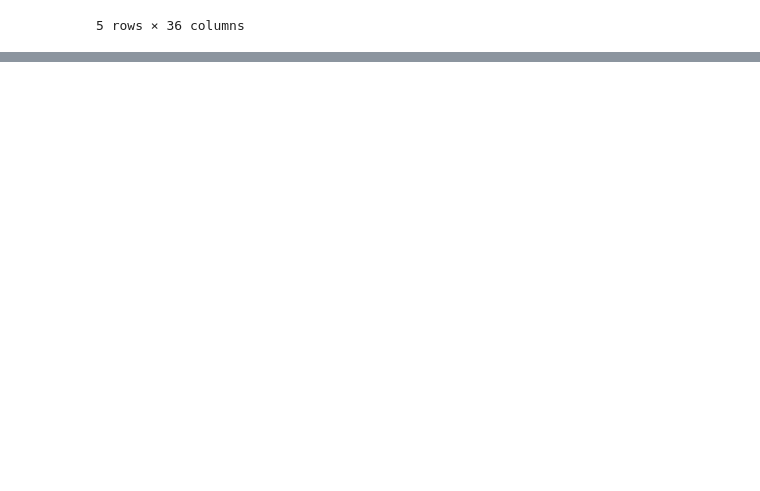
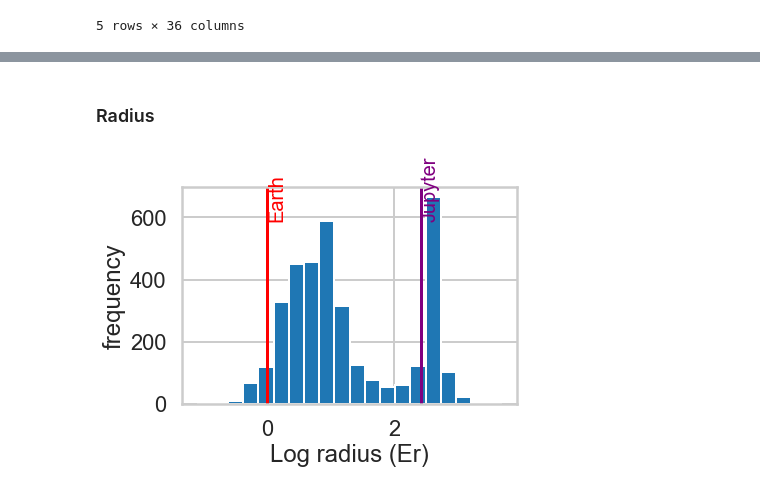
Before and after one commit to zachnguyen/Exoplanets-Visualization, a Jupyter notebook: Exoplanet Data Visualization.ipynb, the cells around one changed output, grey strips where cells are left out. Saved outputs shown, nothing was run; the diff lists cells and outputs as text; code cells hidden in the pictures; blank space fills up the shorter version.

```diff
--- a/Exoplanet Data Visualization.ipynb
+++ b/Exoplanet Data Visualization.ipynb
@@ -92,0 +300,16 @@ plt.show()
+# %% [markdown]
+### Radius
+# %%
+plt.hist(np.log(df_short.planet_radius), bins = 20)
+plt.axvline(np.log(1), ymin = 0, ymax = 1100, color = 'r', label = 'Earth')
+plt.text(np.log(1),600,'Earth',rotation=90, size = 20, color = 'r')
+
+plt.axvline(np.log(11.2),ymin = 0, ymax = 1100, color = 'purple', label = 'Jupyter')
+plt.text(np.log(11.2),600,'Jupyter',rotation=90, size = 20, color = 'purple')
+
+plt.xlabel('Log radius (Er)')
+plt.ylabel('frequency')
+
+plt.show()
+# %% [output]
+[figure, added]
```
Also changed, not shown: parts of 30 cells of this notebook.
